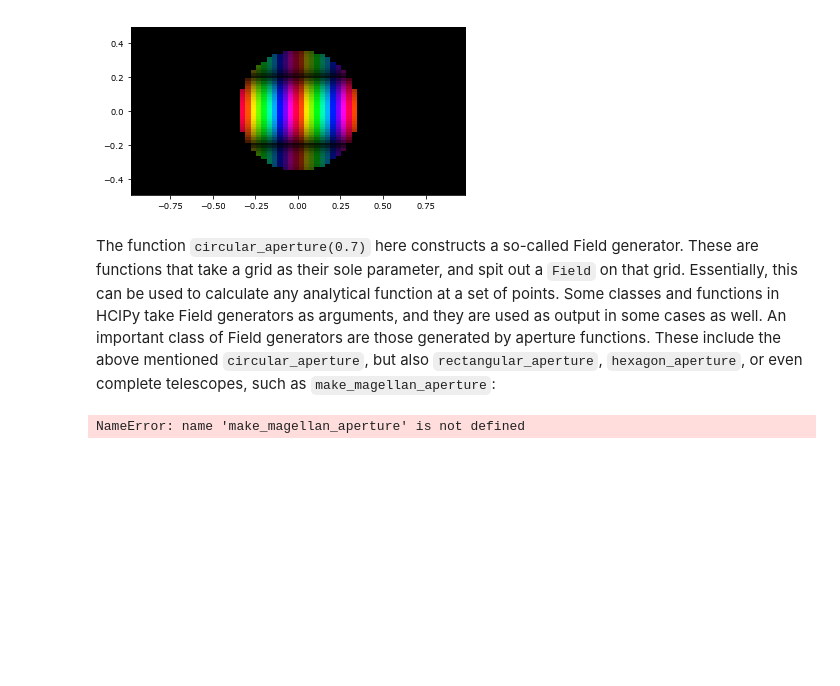
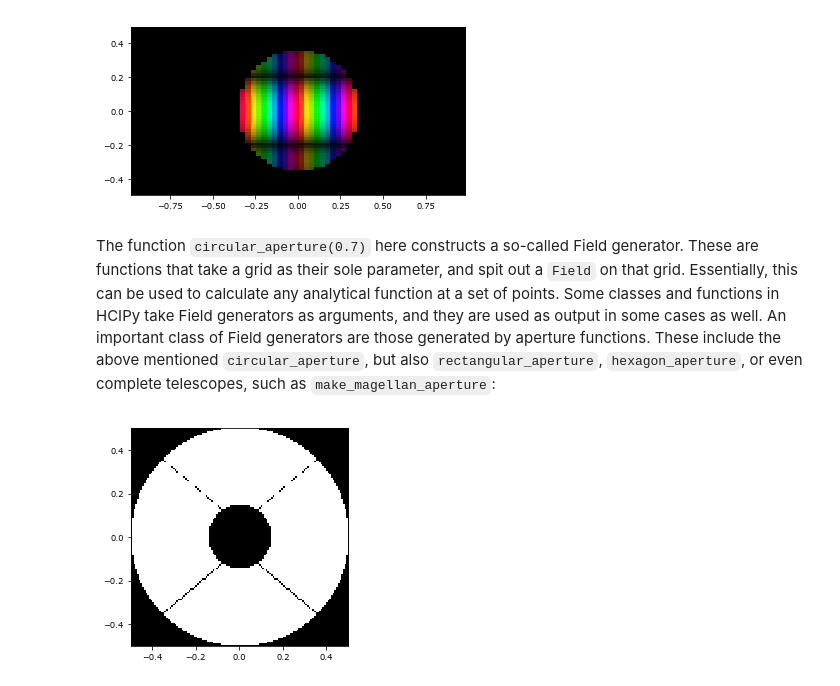
Before and after one commit to ehpor/hcipy, a Jupyter notebook: tutorial/Getting started with HCIPy - I Coordinates, Grids and Fields.ipynb, the cells around one changed output. Saved outputs shown, nothing was run; the diff lists cells and outputs as text; code cells hidden in the pictures; blank space fills up the shorter version.

```diff
--- a/tutorial/Getting started with HCIPy - I Coordinates, Grids and Fields.ipynb
+++ b/tutorial/Getting started with HCIPy - I Coordinates, Grids and Fields.ipynb
@@ -95,10 +98,10 @@ plt.show()
 # %% [markdown]
 The function `circular_aperture(0.7)` here constructs a so-called Field generator. These are functions that take a grid as their sole parameter, and spit out a `Field` on that grid. Essentially, this can be used to calculate any analytical function at a set of points. Some classes and functions in HCIPy take Field generators as arguments, and they are used as output in some cases as well. An important class of Field generators are those generated by aperture functions. These include the above mentioned `circular_aperture`, but also `rectangular_aperture`, `hexagon_aperture`, or even complete telescopes, such as `make_magellan_aperture`:
 # %%
-pupil_grid = make_pupil_grid(1024)
+pupil_grid = make_pupil_grid(128)
 aperture = make_magellan_aperture(True)
 
-imshow_field(aperture(pupil_grid), cmap='grey')
+imshow_field(aperture(pupil_grid), cmap='gray')
 plt.show()
 # %% [output]
-NameError: name 'make_magellan_aperture' is not defined
+[figure, added]
```
Also changed, not shown: parts of 3 cells of this notebook, 12 other files.
